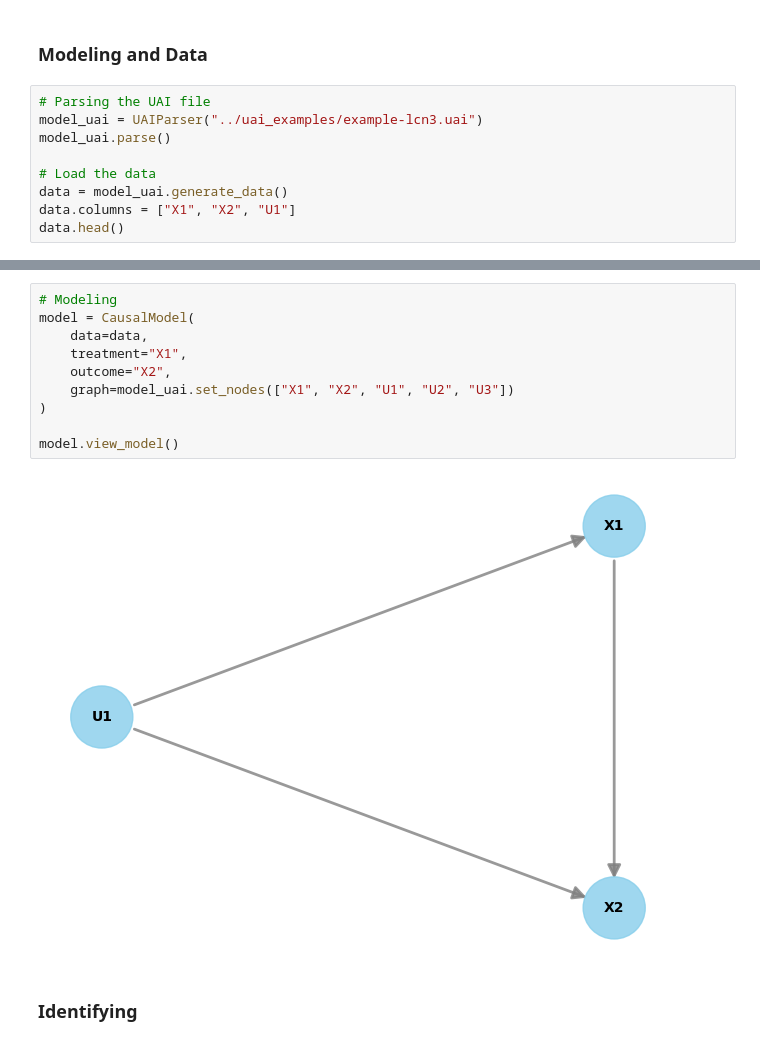
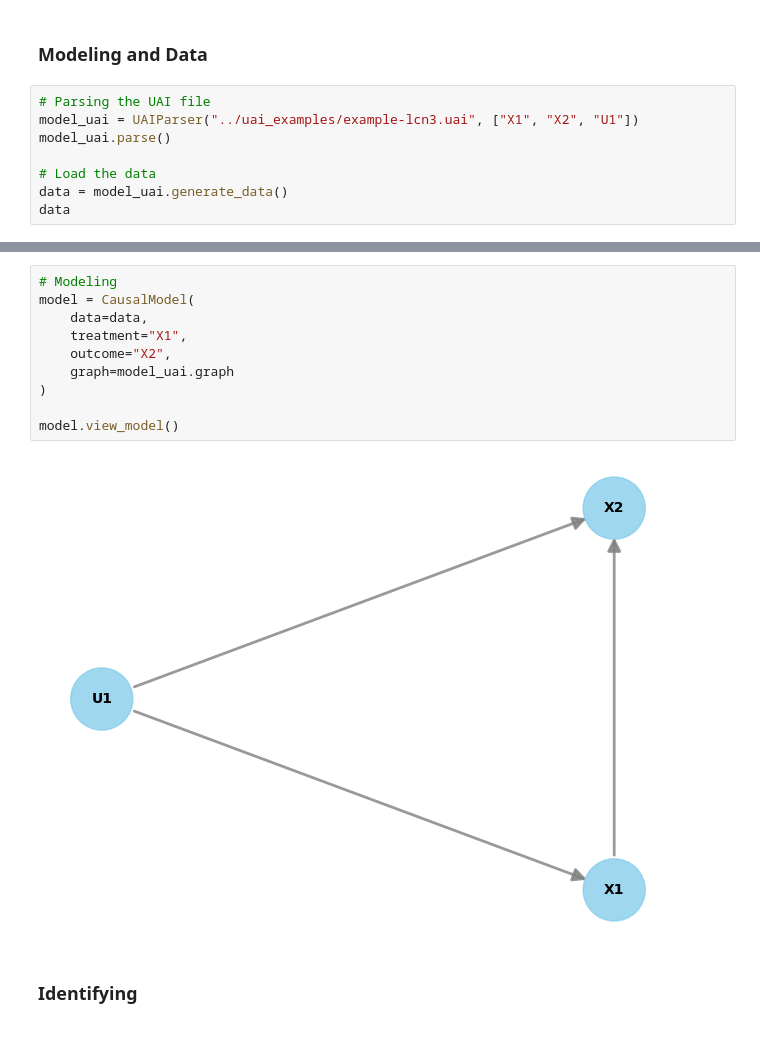
Before and after one commit to Causal-Inference-Group-C4AI/Causal_Inference, a Jupyter notebook: example7/exemplo_7_dowhy.ipynb, the cells around one changed output, grey strips where cells are left out. Drawn from its saved outputs; the diff is of its cells as text.

Commit message:
📝 Finish example7 notebook

```diff
--- a/example7/exemplo_7_dowhy.ipynb
+++ b/example7/exemplo_7_dowhy.ipynb
@@ -587,12 +501,11 @@ p value:1.0
 ### Modeling and Data
 # %%
 # Parsing the UAI file
-model_uai = UAIParser("../uai_examples/example-lcn3.uai")
+model_uai = UAIParser("../uai_examples/example-lcn3.uai", ["X1", "X2", "U1"])
 model_uai.parse()
 
 # Load the data
 data = model_uai.generate_data()
-data.columns = ["X1", "X2", "U1"]
-data.head()
+data
 # %% [output]
 |  | X1 | X2 | U1 |
@@ -604,15 +524,15 @@ data.head()
 # %%
 # Modeling
 model = CausalModel(
     data=data,
     treatment="X1",
     outcome="X2",
-    graph=model_uai.set_nodes(["X1", "X2", "U1", "U2", "U3"])
+    graph=model_uai.graph
 )
 
 model.view_model()
 # %% [output]
-[figure, old version]
+[figure, new version]
 # %% [markdown]
 ### Identifying
 # %%
```
Also changed, not shown: parts of 51 cells of this notebook, 2 other files.
